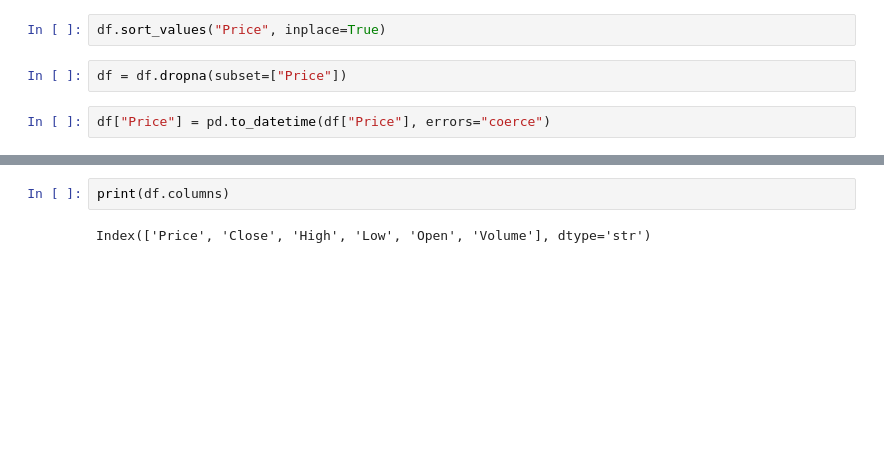
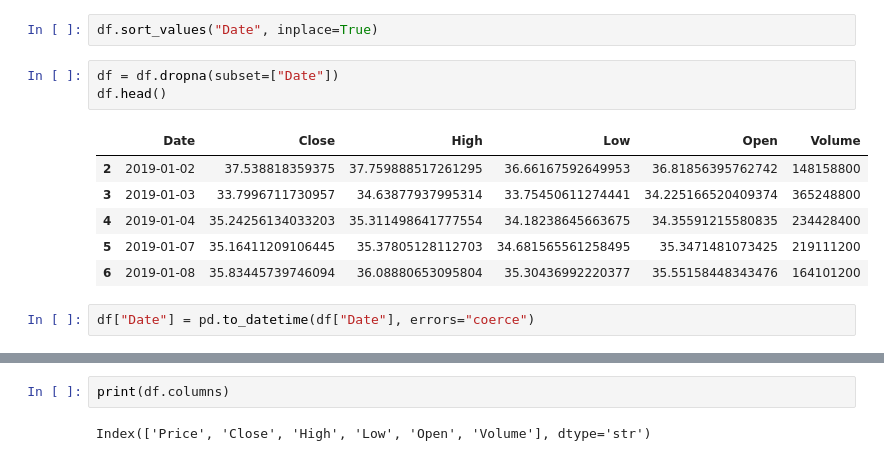
Before and after one commit to Buwanekafernando/Deep-Learning-Based-Crypto-Stock-Market-Prediction-System, a Jupyter notebook: notebooks/01_data_exploration.ipynb, the cells around one changed output, grey strips where cells are left out. Drawn from its saved outputs; the diff is of its cells as text; blank space fills up the shorter version.

```diff
--- a/notebooks/01_data_exploration.ipynb
+++ b/notebooks/01_data_exploration.ipynb
@@ -8,8 +8,16 @@ plt.show()
 # %% [output]
 [figure]
 # %%
-df.sort_values("Price", inplace=True)
+df.sort_values("Date", inplace=True)
 # %%
-df = df.dropna(subset=["Price"])
+df = df.dropna(subset=["Date"])
+df.head()
+# %% [output]
+|  | Date | Close | High | Low | Open | Volume |
+| 2 | 2019-01-02 | 37.538818359375 | 37.759888517261295 | 36.66167592649953 | 36.81856395762742 | 148158800 |
+| 3 | 2019-01-03 | 33.7996711730957 | 34.63877937995314 | 33.75450611274441 | 34.225166520409374 | 365248800 |
+| 4 | 2019-01-04 | 35.24256134033203 | 35.311498641777554 | 34.18238645663675 | 34.35591215580835 | 234428400 |
+| 5 | 2019-01-07 | 35.16411209106445 | 35.37805128112703 | 34.681565561258495 | 35.3471481073425 | 219111200 |
+| 6 | 2019-01-08 | 35.83445739746094 | 36.08880653095804 | 35.30436992220377 | 35.55158448343476 | 164101200 |
 # %%
-df["Price"] = pd.to_datetime(df["Price"], errors="coerce")
+df["Date"] = pd.to_datetime(df["Date"], errors="coerce")
```
Also changed, not shown: parts of 5 cells of this notebook, 1 other file.
